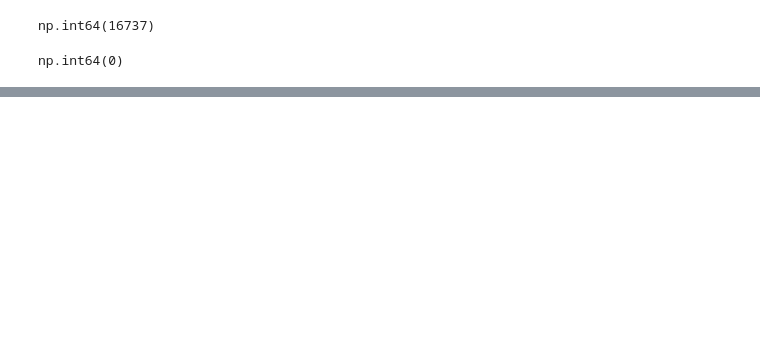
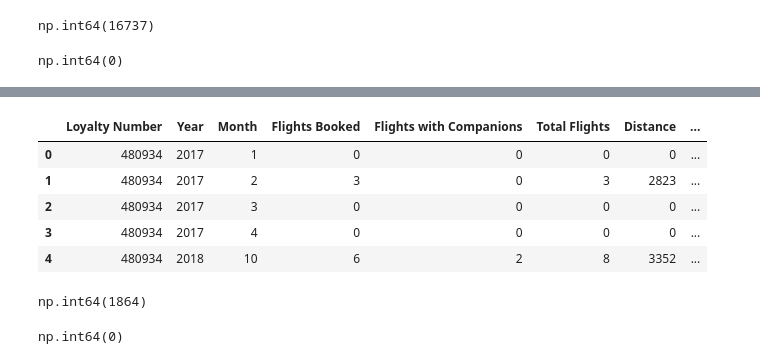
Before and after one commit to Adalab/bda-modulo-3-evaluacion-final-MATC-90, a Jupyter notebook: src/notebooks/01_EDA_Union_y_limpieza.ipynb, the cells around one changed output, grey strips where cells are left out. Cells and saved outputs as stored; diff of their text form; code cells hidden in the pictures; blank space fills up the shorter version.

```diff
--- a/src/notebooks/01_EDA_Union_y_limpieza.ipynb
+++ b/src/notebooks/01_EDA_Union_y_limpieza.ipynb
@@ -233,0 +279,19 @@ df_loyalty.head()
+# %%
+# Create a new column indicating whether a customer is active or not by handling the null values.
+df_merge['Customer Active'] = df_merge['Cancellation Year'].isnull()
+# %%
+# Dropping columns that will not be used in the study.
+df_merge.drop(columns=['Dollar Cost Points Redeemed','Points Redeemed','Cancellation Year','Cancellation Month'], inplace=True)
+# %%
+df_merge.head()
+# %% [output]
+|  | Loyalty Number | Year | Month | Flights Booked | Flights with Companions | Total Flights | Distance | ... |
+| 0 | 480934 | 2017 | 1 | 0 | 0 | 0 | 0 | ... |
+| 1 | 480934 | 2017 | 2 | 3 | 0 | 3 | 2823 | ... |
+| 2 | 480934 | 2017 | 3 | 0 | 0 | 0 | 0 | ... |
+| 3 | 480934 | 2017 | 4 | 0 | 0 | 0 | 0 | ... |
+| 4 | 480934 | 2018 | 10 | 6 | 2 | 8 | 3352 | ... |
+# %%
+df_merge.duplicated().sum()
+# %% [output]
+np.int64(1864)
@@ -233,0 +301,4 @@ df_loyalty.head()
+# %%
+df_merge.duplicated().sum()
+# %% [output]
+np.int64(0)
```
Also changed, not shown: parts of 35 cells of this notebook.
